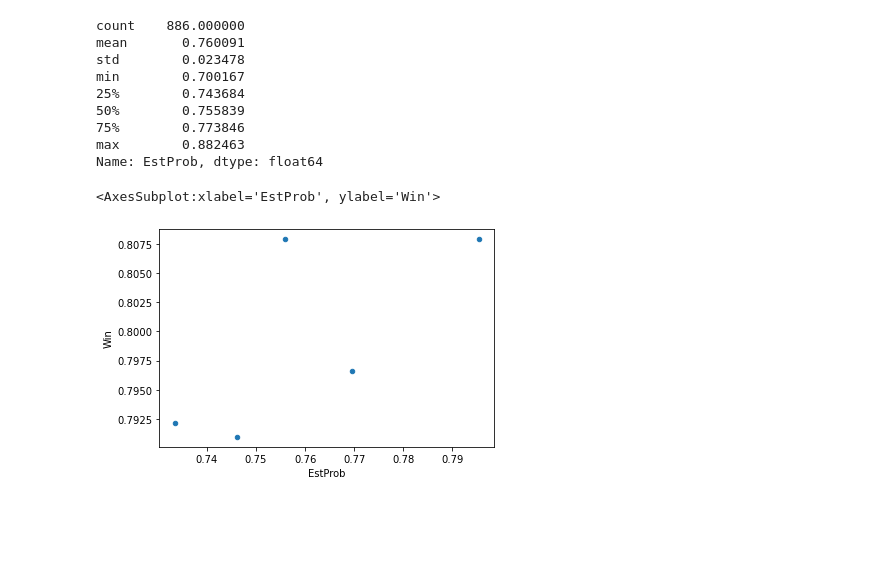
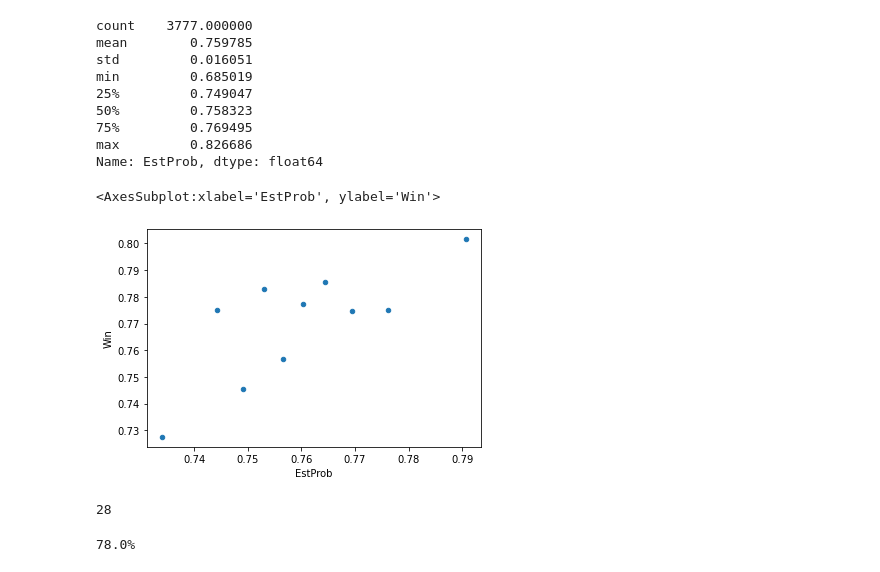
Before and after one commit to robsfletch/bts, a Jupyter notebook: notebooks/SelectionAccuracy.ipynb, the cells around one changed output. Cells and saved outputs as stored; diff of their text form; code cells hidden in the pictures; blank space fills up the shorter version.

```diff
--- a/notebooks/SelectionAccuracy.ipynb
+++ b/notebooks/SelectionAccuracy.ipynb
@@ -5,7 +6,7 @@ import pandas as pd
 processed = Path('../data/processed')
 selection_data = pd.read_pickle(Path(processed) / 'selection_data.pkl')
 # %%
-selection_data = selection_data[selection_data.year >= 2018]
+selection_data = selection_data[selection_data.year >= 2010]
 # %%
 selection_data[['spot', 'home']].value_counts()
 # %% [output]
@@ -75,24 +76,24 @@ streaks['streak_counter'].max()
 # %%
 selection_data['EstProb'].describe()
 # %% [output]
-count    886.000000
-mean       0.760091
-std        0.023478
-min        0.700167
-25%        0.743684
-50%        0.755839
-75%        0.773846
-max        0.882463
+count    3777.000000
+mean        0.759785
+std         0.016051
+min         0.685019
+25%         0.749047
+50%         0.758323
+75%         0.769495
+max         0.826686
 Name: EstProb, dtype: float64
 # %%
-selection_data['bin'] = pd.qcut(selection_data['EstProb'], 5)
+selection_data['bin'] = pd.qcut(selection_data['EstProb'], 10)
 
 dots = selection_data.groupby(['bin'])[['EstProb', 'Win']].agg('mean')
 dots = dots.reset_index()
 dots.plot.scatter('EstProb','Win')
 # %% [output]
 <AxesSubplot:xlabel='EstProb', ylabel='Win'>
-[figure, old version]
+[figure, new version]
 # %%
 # Relief pitchers data
 
@@ -123,0 +143,18 @@ dots.plot.scatter('EstProb','Win')
+# %%
+restricted= restricted.astype({'Win':'int8'})
+restricted = streak_counter(restricted)
+streaks = restricted.groupby('streak_id').agg({'streak_counter':'max'})
+streaks['streak_counter'].max()
+# %% [output]
+28
+# %%
+Wins = restricted.loc[
+    (restricted['Win'] == True),
+    'Win'].count()
+Loses = restricted.loc[
+    (restricted['Win'] == False),
+    'Win'].count()
+WinRate = round( (Wins / (Wins + Loses)) *100, 1)
+print(str(WinRate) + '%')
+# %% [output]
+78.0%
```
Also changed, not shown: parts of 14 cells of this notebook, 34 other files.
